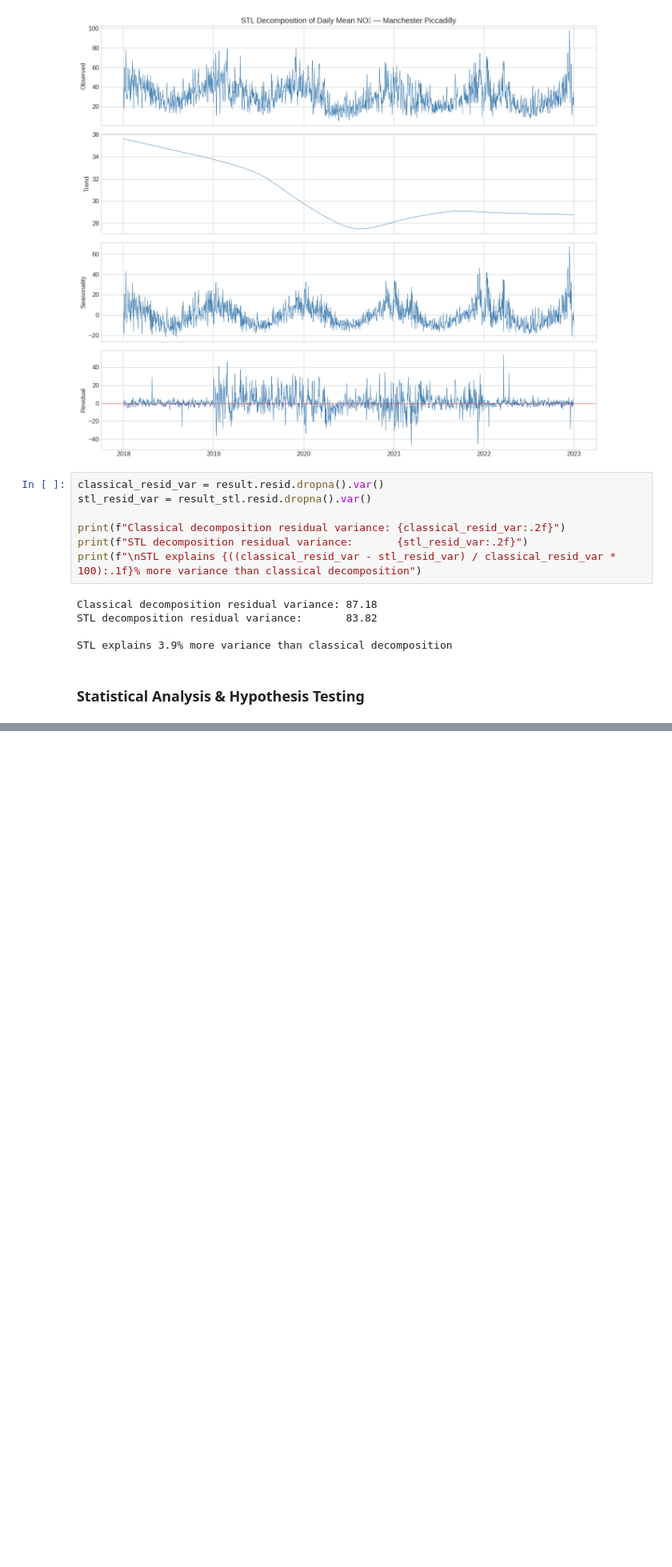
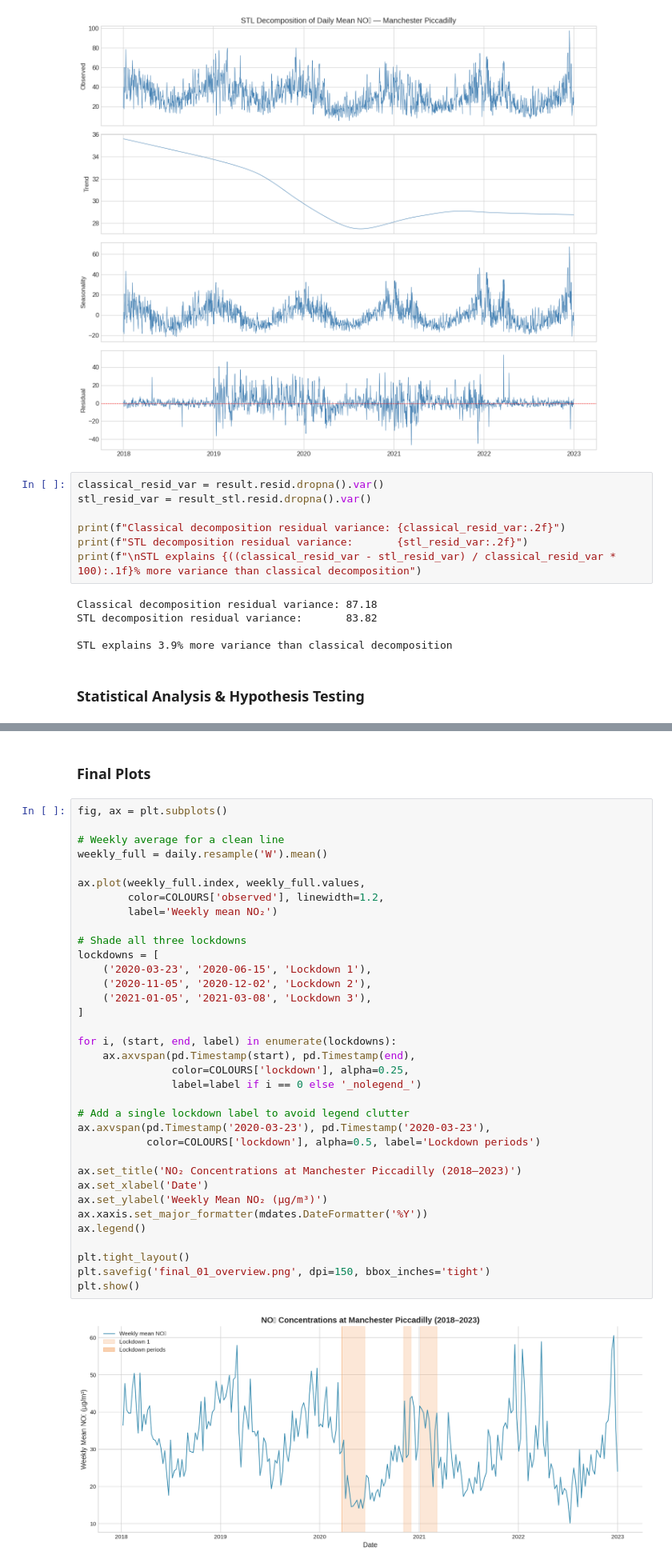
Before and after one commit to dglloyde/uk-air-quality-analysis, a Jupyter notebook: notebooks/P1_air_quality_analysis.ipynb, the cells around one changed output, grey strips where cells are left out. Shown at 80% size. Drawn from its saved outputs; the diff is of its cells as text; blank space fills up the shorter version.

```diff
--- a/notebooks/P1_air_quality_analysis.ipynb
+++ b/notebooks/P1_air_quality_analysis.ipynb
@@ -352,0 +717,39 @@ STL explains 3.9% more variance than classical decomposition
+# %% [markdown]
+### Final Plots
+# %%
+fig, ax = plt.subplots()
+
+# Weekly average for a clean line
+weekly_full = daily.resample('W').mean()
+
+ax.plot(weekly_full.index, weekly_full.values,
+        color=COLOURS['observed'], linewidth=1.2,
+        label='Weekly mean NO₂')
+
+# Shade all three lockdowns
+lockdowns = [
+    ('2020-03-23', '2020-06-15', 'Lockdown 1'),
+    ('2020-11-05', '2020-12-02', 'Lockdown 2'),
+    ('2021-01-05', '2021-03-08', 'Lockdown 3'),
+]
+
+for i, (start, end, label) in enumerate(lockdowns):
+    ax.axvspan(pd.Timestamp(start), pd.Timestamp(end),
+               color=COLOURS['lockdown'], alpha=0.25,
+               label=label if i == 0 else '_nolegend_')
+
+# Add a single lockdown label to avoid legend clutter
+ax.axvspan(pd.Timestamp('2020-03-23'), pd.Timestamp('2020-03-23'),
+           color=COLOURS['lockdown'], alpha=0.5, label='Lockdown periods')
+
+ax.set_title('NO₂ Concentrations at Manchester Piccadilly (2018–2023)')
+ax.set_xlabel('Date')
+ax.set_ylabel('Weekly Mean NO₂ (µg/m³)')
+ax.xaxis.set_major_formatter(mdates.DateFormatter('%Y'))
+ax.legend()
+
+plt.tight_layout()
+plt.savefig('final_01_overview.png', dpi=150, bbox_inches='tight')
+plt.show()
+# %% [output]
+[figure, added]
```
Also changed, not shown: parts of 23 cells of this notebook.
